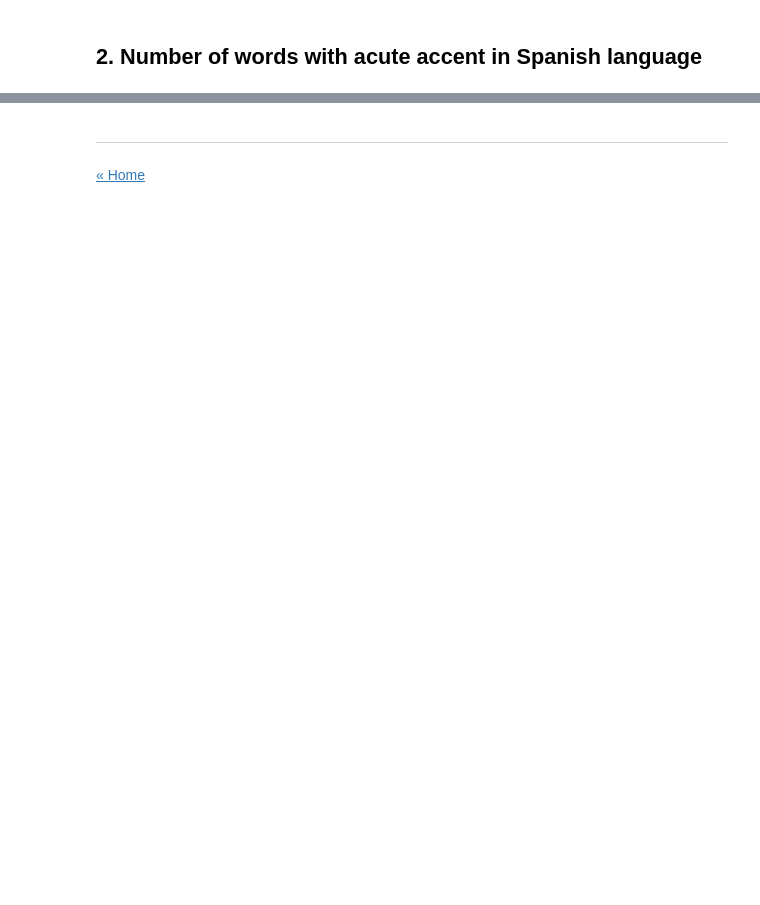
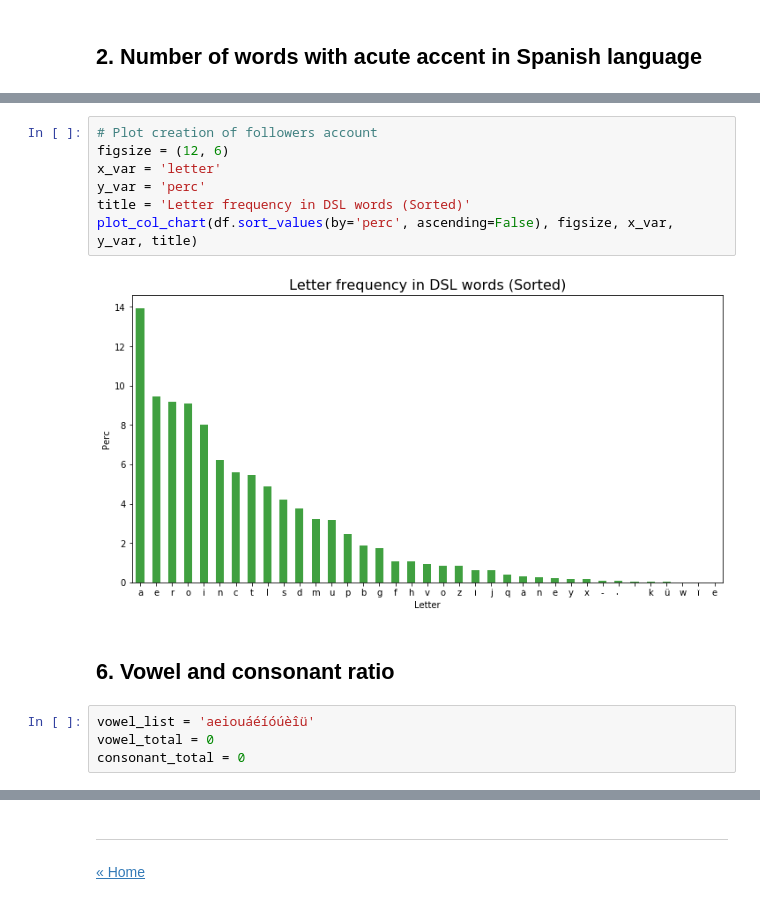
Before and after one commit to ansegura7/DSL_Analysis, a Jupyter notebook: code/dsl_text_analysis.ipynb, the cells around one changed output, grey strips where cells are left out. Drawn from its saved outputs; the diff is of its cells as text; blank space fills up the shorter version.

```diff
--- a/code/dsl_text_analysis.ipynb
+++ b/code/dsl_text_analysis.ipynb
@@ -90,0 +233,15 @@ Total of accented words: 16334 (18.52)
+# %%
+# Plot creation of followers account
+figsize = (12, 6)
+x_var = 'letter'
+y_var = 'perc'
+title = 'Letter frequency in DSL words (Sorted)'
+plot_col_chart(df.sort_values(by='perc', ascending=False), figsize, x_var, y_var, title)
+# %% [output]
+[figure, added]
+# %% [markdown]
+## 6. Vowel and consonant ratio
+# %%
+vowel_list = 'aeiouáéíóúèîü'
+vowel_total = 0
+consonant_total = 0
```
Also changed, not shown: parts of 26 cells of this notebook, 2 other files.
